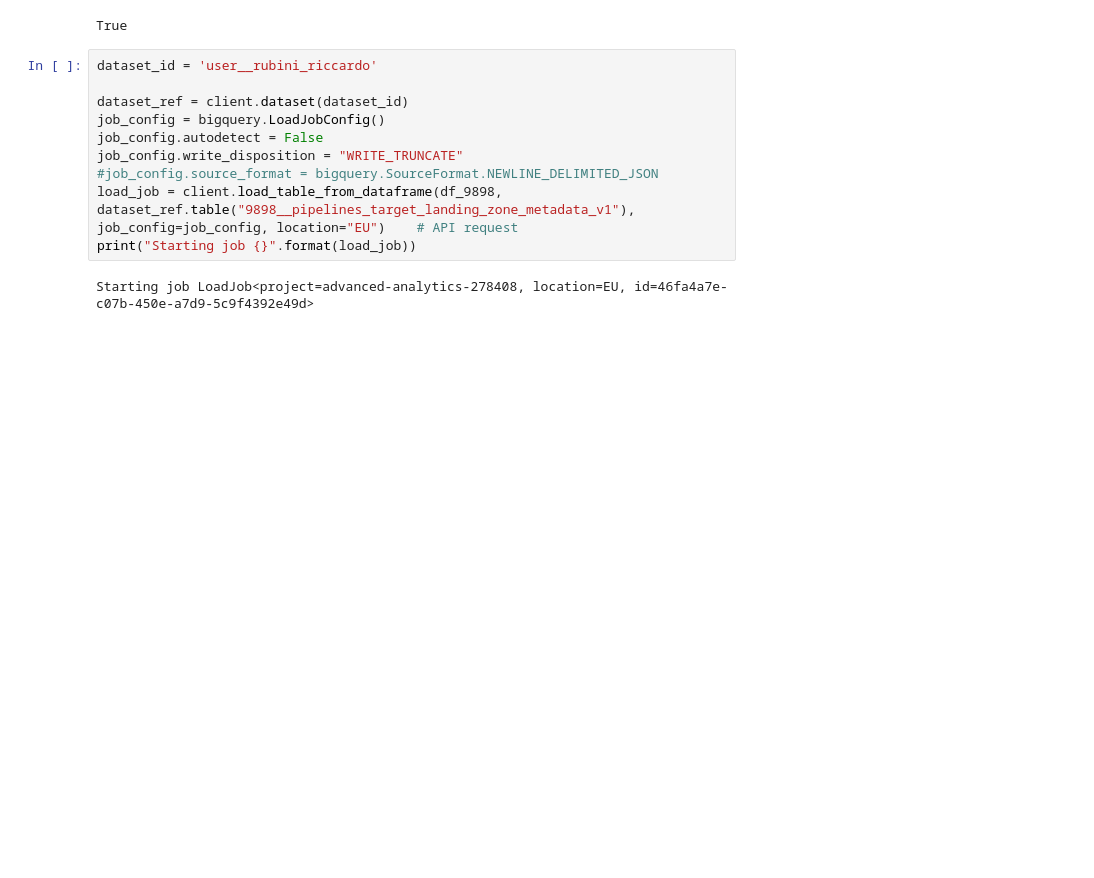
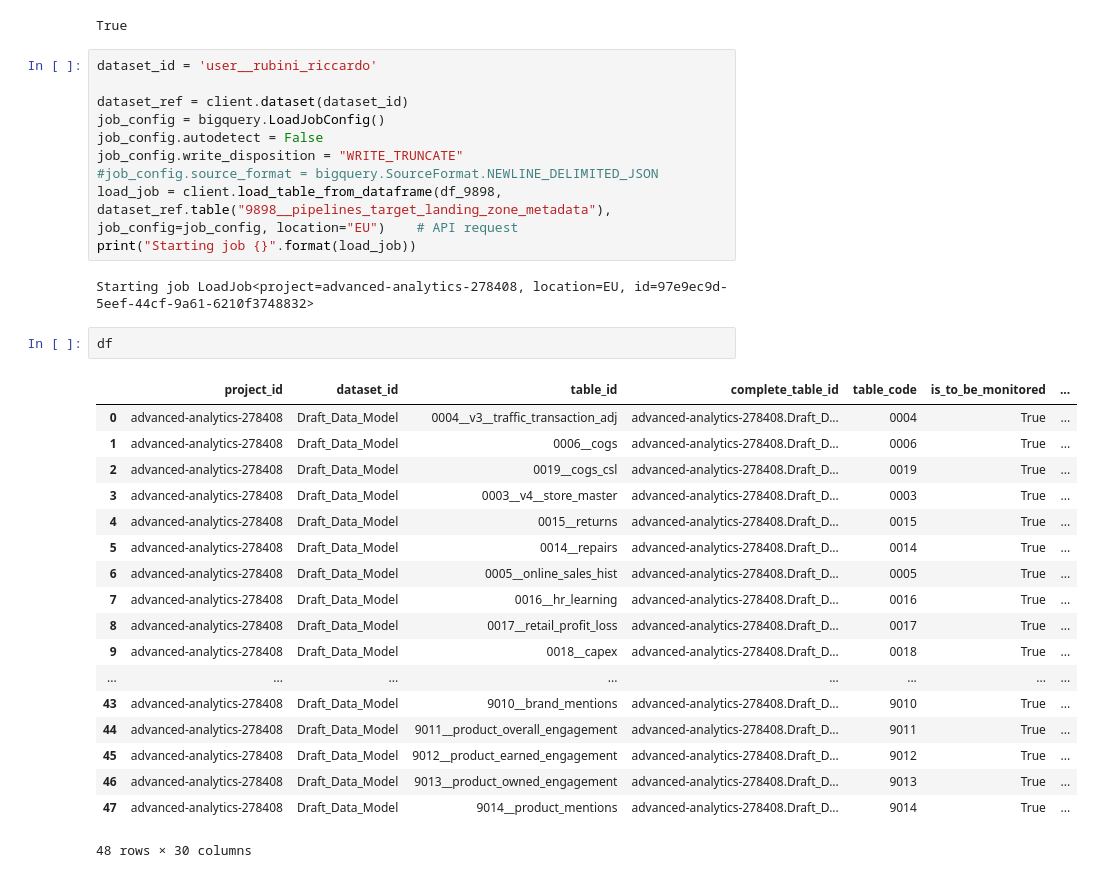
Before and after one commit to RiccardoRubini93/SWA_DQ, a Jupyter notebook: Upload_data_to_BQ_latest_v2.ipynb, the cells around one changed output. Drawn from its saved outputs; the diff is of its cells as text; blank space fills up the shorter version.

```diff
--- a/Upload_data_to_BQ_latest_v2.ipynb
+++ b/Upload_data_to_BQ_latest_v2.ipynb
@@ -659,7 +660,28 @@ job_config = bigquery.LoadJobConfig()
 job_config.autodetect = False
 job_config.write_disposition = "WRITE_TRUNCATE"
 #job_config.source_format = bigquery.SourceFormat.NEWLINE_DELIMITED_JSON
-load_job = client.load_table_from_dataframe(df_9898, dataset_ref.table("9898__pipelines_target_landing_zone_metadata_v1"), job_config=job_config, location="EU")    # API request
+load_job = client.load_table_from_dataframe(df_9898, dataset_ref.table("9898__pipelines_target_landing_zone_metadata"), job_config=job_config, location="EU")    # API request
 print("Starting job {}".format(load_job))
 # %% [output]
-Starting job LoadJob<project=advanced-analytics-278408, location=EU, id=46fa4a7e-c07b-450e-a7d9-5c9f4392e49d>
+Starting job LoadJob<project=advanced-analytics-278408, location=EU, id=97e9ec9d-5eef-44cf-9a61-6210f3748832>
+# %%
+df
+# %% [output]
+|  | project_id | dataset_id | table_id | complete_table_id | table_code | is_to_be_monitored | ... |
+| 0 | advanced-analytics-278408 | Draft_Data_Model | 0004__v3__traffic_transaction_adj | advanced-analytics-278408.Draft_D... | 0004 | True | ... |
+| 1 | advanced-analytics-278408 | Draft_Data_Model | 0006__cogs | advanced-analytics-278408.Draft_D... | 0006 | True | ... |
+| 2 | advanced-analytics-278408 | Draft_Data_Model | 0019__cogs_csl | advanced-analytics-278408.Draft_D... | 0019 | True | ... |
+| 3 | advanced-analytics-278408 | Draft_Data_Model | 0003__v4__store_master | advanced-analytics-278408.Draft_D... | 0003 | True | ... |
+| 4 | advanced-analytics-278408 | Draft_Data_Model | 0015__returns | advanced-analytics-278408.Draft_D... | 0015 | True | ... |
+| 5 | advanced-analytics-278408 | Draft_Data_Model | 0014__repairs | advanced-analytics-278408.Draft_D... | 0014 | True | ... |
+| 6 | advanced-analytics-278408 | Draft_Data_Model | 0005__online_sales_hist | advanced-analytics-278408.Draft_D... | 0005 | True | ... |
+| 7 | advanced-analytics-278408 | Draft_Data_Model | 0016__hr_learning | advanced-analytics-278408.Draft_D... | 0016 | True | ... |
+| 8 | advanced-analytics-278408 | Draft_Data_Model | 0017__retail_profit_loss | advanced-analytics-278408.Draft_D... | 0017 | True | ... |
+| 9 | advanced-analytics-278408 | Draft_Data_Model | 0018__capex | advanced-analytics-278408.Draft_D... | 0018 | True | ... |
+| ... | ... | ... | ... | ... | ... | ... | ... |
+| 43 | advanced-analytics-278408 | Draft_Data_Model | 9010__brand_mentions | advanced-analytics-278408.Draft_D... | 9010 | True | ... |
+| 44 | advanced-analytics-278408 | Draft_Data_Model | 9011__product_overall_engagement | advanced-analytics-278408.Draft_D... | 9011 | True | ... |
+| 45 | advanced-analytics-278408 | Draft_Data_Model | 9012__product_earned_engagement | advanced-analytics-278408.Draft_D... | 9012 | True | ... |
+| 46 | advanced-analytics-278408 | Draft_Data_Model | 9013__product_owned_engagement | advanced-analytics-278408.Draft_D... | 9013 | True | ... |
+| 47 | advanced-analytics-278408 | Draft_Data_Model | 9014__product_mentions | advanced-analytics-278408.Draft_D... | 9014 | True | ... |
+48 rows × 30 columns
```
Also changed, not shown: parts of 1 cell of this notebook.
